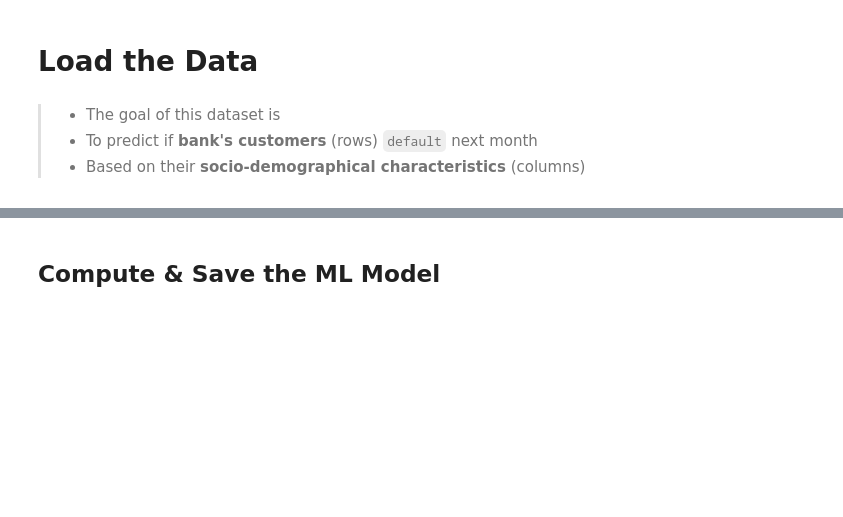
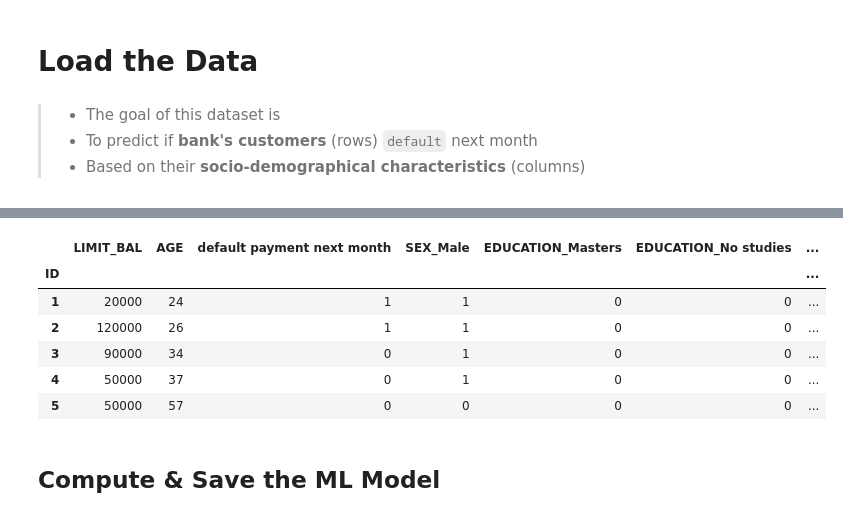
Before and after one commit to apoboldon/machine-learning-program, a Jupyter notebook: 01_Web Development & Machine Learning Deployment/01session_ml-deployment.ipynb, the cells around one changed output, grey strips where cells are left out. Drawn from its saved outputs; the diff is of its cells as text; code cells hidden in the pictures; blank space fills up the shorter version.

```diff
--- a/01_Web Development & Machine Learning Deployment/01session_ml-deployment.ipynb
+++ b/01_Web Development & Machine Learning Deployment/01session_ml-deployment.ipynb
@@ -60,2 +72,12 @@ df.sample(10)
 # %%
 df = pd.get_dummies(df, drop_first=True)
+# %%
+df.head()
+# %% [output]
+|  | LIMIT_BAL | AGE | default payment next month | SEX_Male | EDUCATION_Masters | EDUCATION_No studies | ... |
+| ID |  |  |  |  |  |  | ... |
+| 1 | 20000 | 24 | 1 | 1 | 0 | 0 | ... |
+| 2 | 120000 | 26 | 1 | 1 | 0 | 0 | ... |
+| 3 | 90000 | 34 | 0 | 1 | 0 | 0 | ... |
+| 4 | 50000 | 37 | 0 | 1 | 0 | 0 | ... |
+| 5 | 50000 | 57 | 0 | 0 | 0 | 0 | ... |
```
Also changed, not shown: parts of 47 cells of this notebook.
